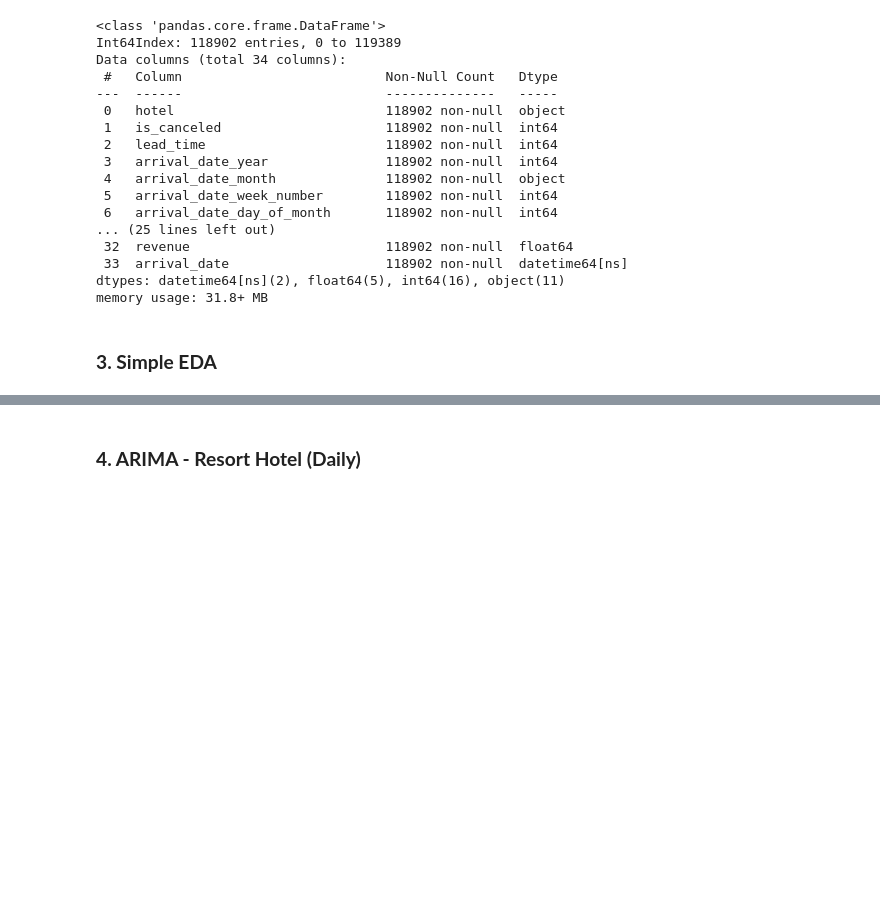
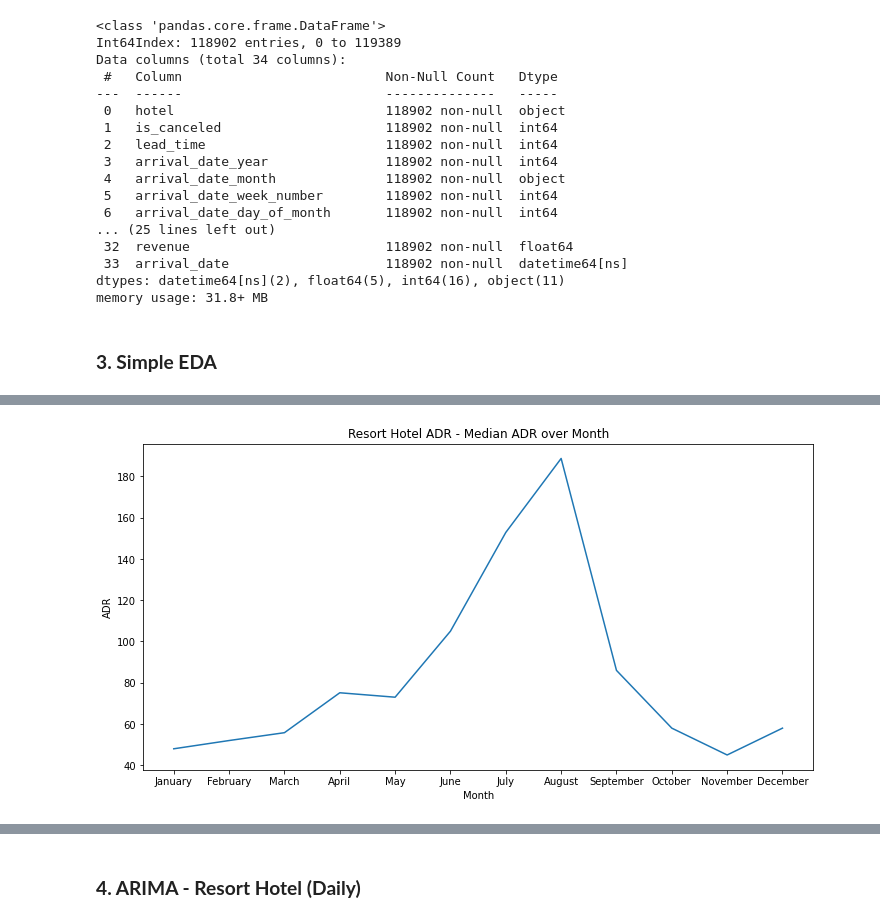
Before and after one commit to technocrat13/project_hospitality, a Jupyter notebook: Project - Upper Funnel - Time Series Forecasting for Revenue.ipynb, the cells around one changed output, grey strips where cells are left out. Saved outputs shown, nothing was run; the diff lists cells and outputs as text; code cells hidden in the pictures; blank space fills up the shorter version.

```diff
--- a/Project - Upper Funnel - Time Series Forecasting for Revenue.ipynb
+++ b/Project - Upper Funnel - Time Series Forecasting for Revenue.ipynb
@@ -127,0 +194,6 @@ memory usage: 31.8+ MB
+# %%
+# Resort Hotel ADR
+
+months = ["January", "February", "March", "April", "May", "June",
+          "July", "August", "September", "October", "November", "December"]
+df_cleaned[df_cleaned['hotel']=='Resort Hotel'].groupby(by='arrival_date_month')['adr'].median().sort_index(key = lambda x: pd.Categorical(x,categories=months,ordered=True))
@@ -127,0 +215,16 @@ memory usage: 31.8+ MB
+# %%
+# Resort Hotel ADR
+
+fig, ax = plt.subplots(figsize=(12, 6))
+
+sns.color_palette("viridis", as_cmap=True)
+sns.lineplot(data=df_cleaned[df_cleaned['hotel']=='Resort Hotel'].groupby(by='arrival_date_month')['adr'].median().sort_index(key = lambda x: pd.Categorical(x,categories=months,ordered=True)))
+
+ax.set_title('Resort Hotel ADR - Median ADR over Month')
+ax.set_xlabel('Month')
+ax.set_ylabel('ADR')
+
+
+plt.show()
+# %% [output]
+[figure, added]
```
Also changed, not shown: parts of 28 cells of this notebook.
